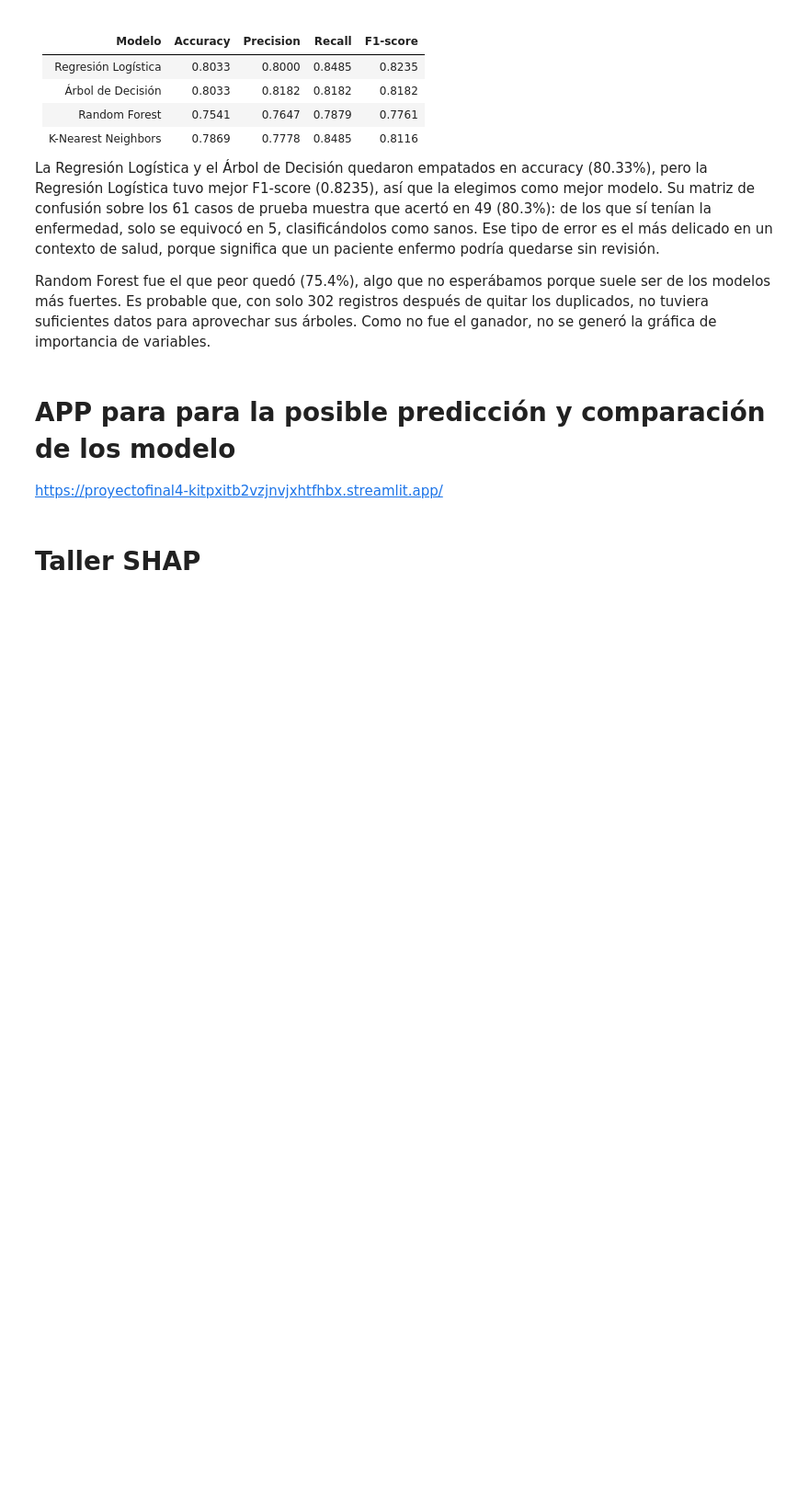
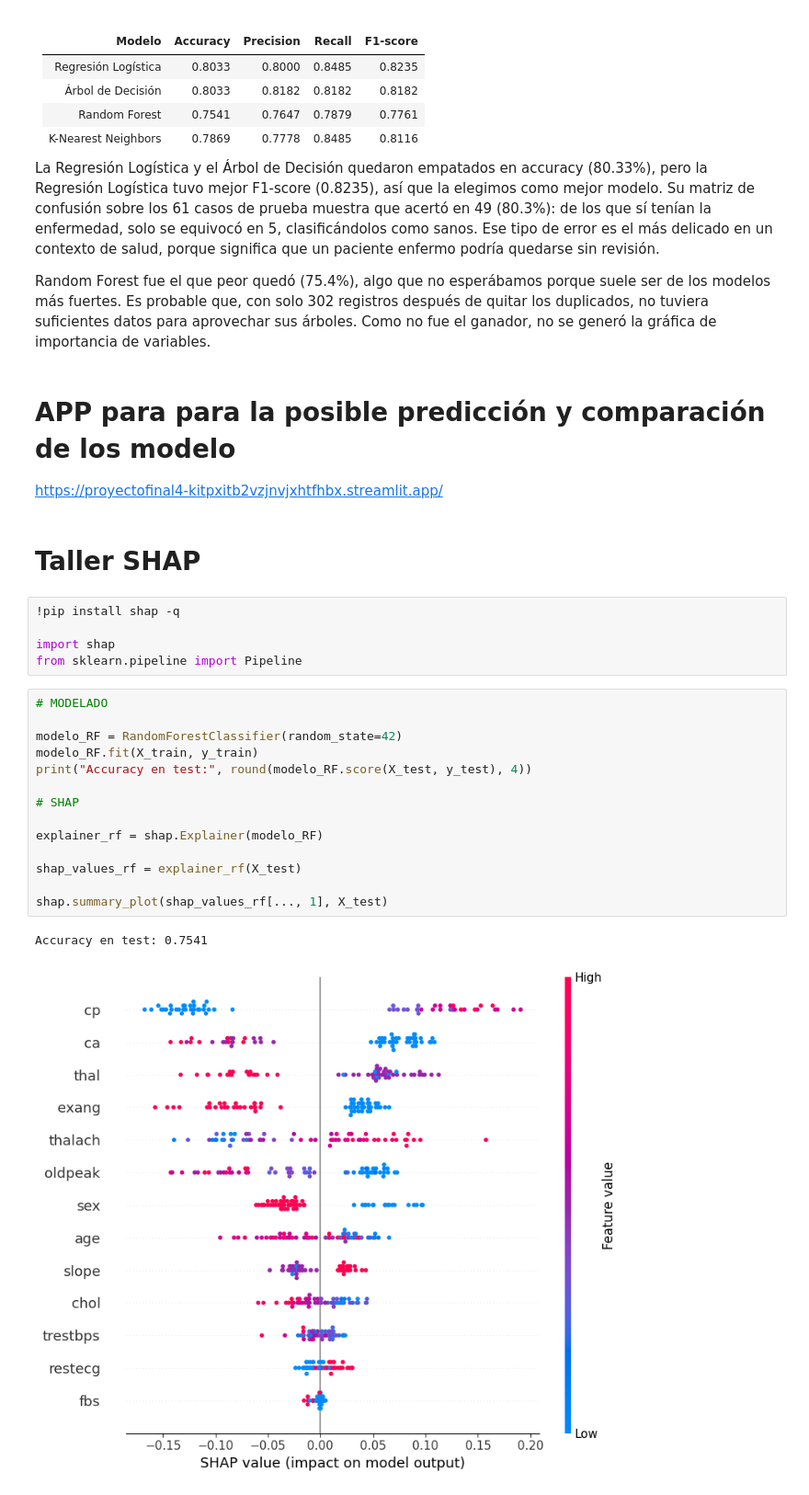
Before and after one commit to SalvadorCM786/proyectoFinal4, a Jupyter notebook: proyectiFinal4scm.ipynb, the cells around one changed output. Shown at 92% size. Drawn from its saved outputs; the diff is of its cells as text; blank space fills up the shorter version.

Commit message:
SHAP2

```diff
--- a/proyectiFinal4scm.ipynb
+++ b/proyectiFinal4scm.ipynb
@@ -471,3 +471,25 @@ Random Forest fue el que peor quedó (75.4%), algo que no esperábamos porque su
 https://proyectofinal4-kitpxitb2vzjnvjxhtfhbx.streamlit.app/
 # %% [markdown]
 # Taller SHAP
+# %%
+!pip install shap -q
+
+import shap
+from sklearn.pipeline import Pipeline
+# %%
+# MODELADO
+
+modelo_RF = RandomForestClassifier(random_state=42)
+modelo_RF.fit(X_train, y_train)
+print("Accuracy en test:", round(modelo_RF.score(X_test, y_test), 4))
+
+# SHAP
+
+explainer_rf = shap.Explainer(modelo_RF)
+
+shap_values_rf = explainer_rf(X_test)
+
+shap.summary_plot(shap_values_rf[..., 1], X_test)
+# %% [output]
+Accuracy en test: 0.7541
+[figure, added]
```
Also changed, not shown: parts of 2 cells of this notebook.
